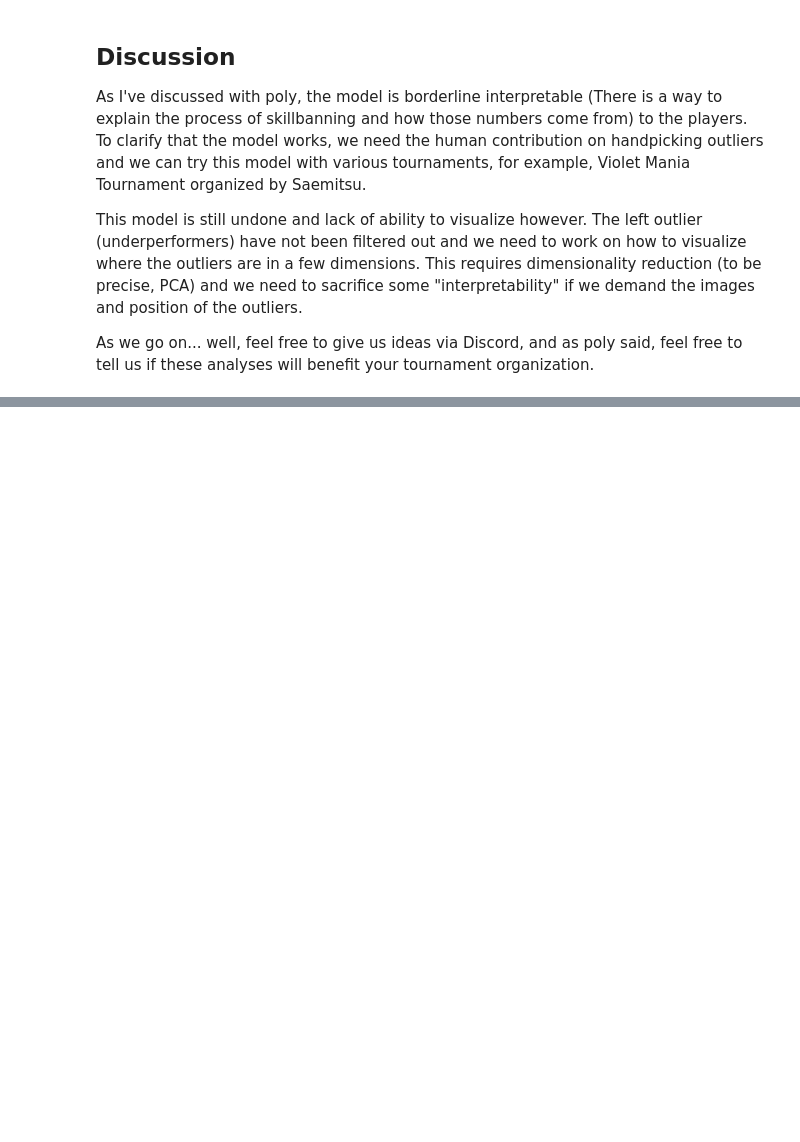
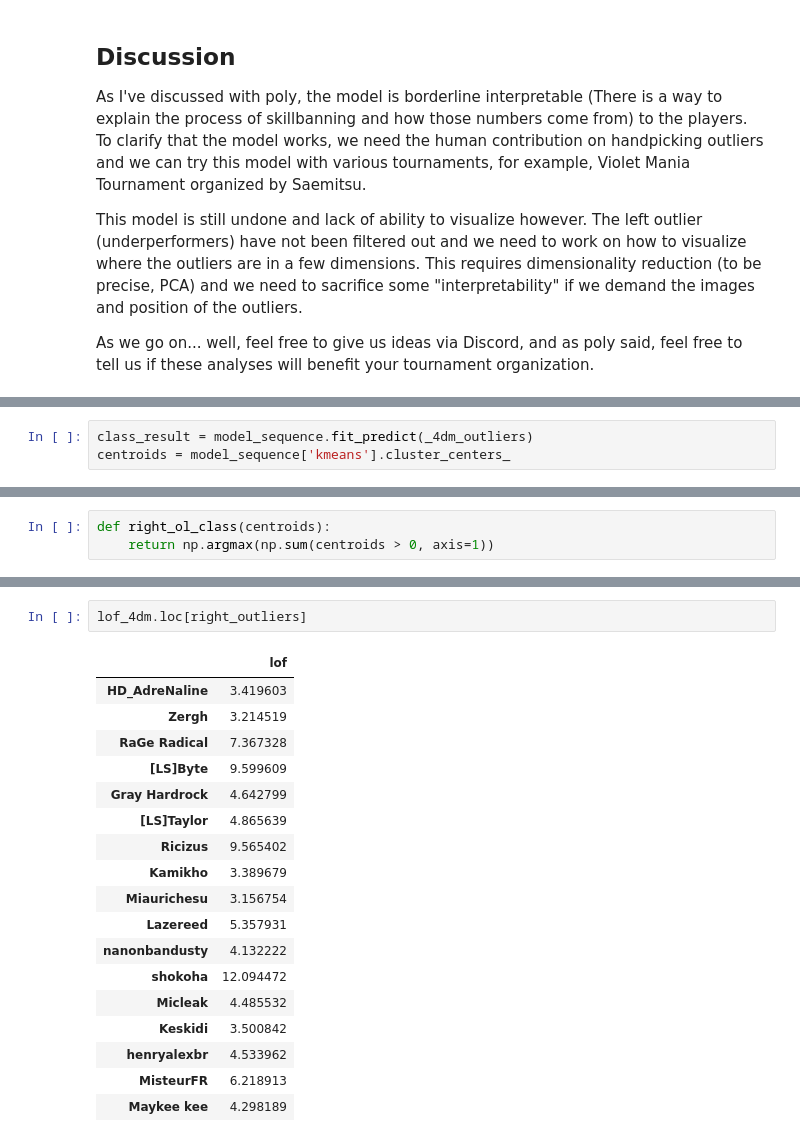
Before and after one commit to 4digitmwc/4dmanalysis, a Jupyter notebook: abusing_lof.ipynb, the cells around one changed output, grey strips where cells are left out. Drawn from its saved outputs; the diff is of its cells as text; blank space fills up the shorter version.

```diff
--- a/abusing_lof.ipynb
+++ b/abusing_lof.ipynb
@@ -204,0 +243,3 @@ As we go on... well, feel free to give us ideas via Discord, and as poly said, f
+# %%
+class_result = model_sequence.fit_predict(_4dm_outliers)
+centroids = model_sequence['kmeans'].cluster_centers_
@@ -204,0 +263,3 @@ As we go on... well, feel free to give us ideas via Discord, and as poly said, f
+# %%
+def right_ol_class(centroids):
+    return np.argmax(np.sum(centroids > 0, axis=1))
@@ -204,0 +281,21 @@ As we go on... well, feel free to give us ideas via Discord, and as poly said, f
+# %%
+lof_4dm.loc[right_outliers]
+# %% [output]
+|  | lof |
+| HD_AdreNaline | 3.419603 |
+| Zergh | 3.214519 |
+| RaGe Radical | 7.367328 |
+| [LS]Byte | 9.599609 |
+| Gray Hardrock | 4.642799 |
+| [LS]Taylor | 4.865639 |
+| Ricizus | 9.565402 |
+| Kamikho | 3.389679 |
+| Miaurichesu | 3.156754 |
+| Lazereed | 5.357931 |
+| nanonbandusty | 4.132222 |
+| shokoha | 12.094472 |
+| Micleak | 4.485532 |
+| Keskidi | 3.500842 |
+| henryalexbr | 4.533962 |
+| MisteurFR | 6.218913 |
+| Maykee kee | 4.298189 |
```
Also changed, not shown: parts of 11 cells of this notebook, 1 other file.
